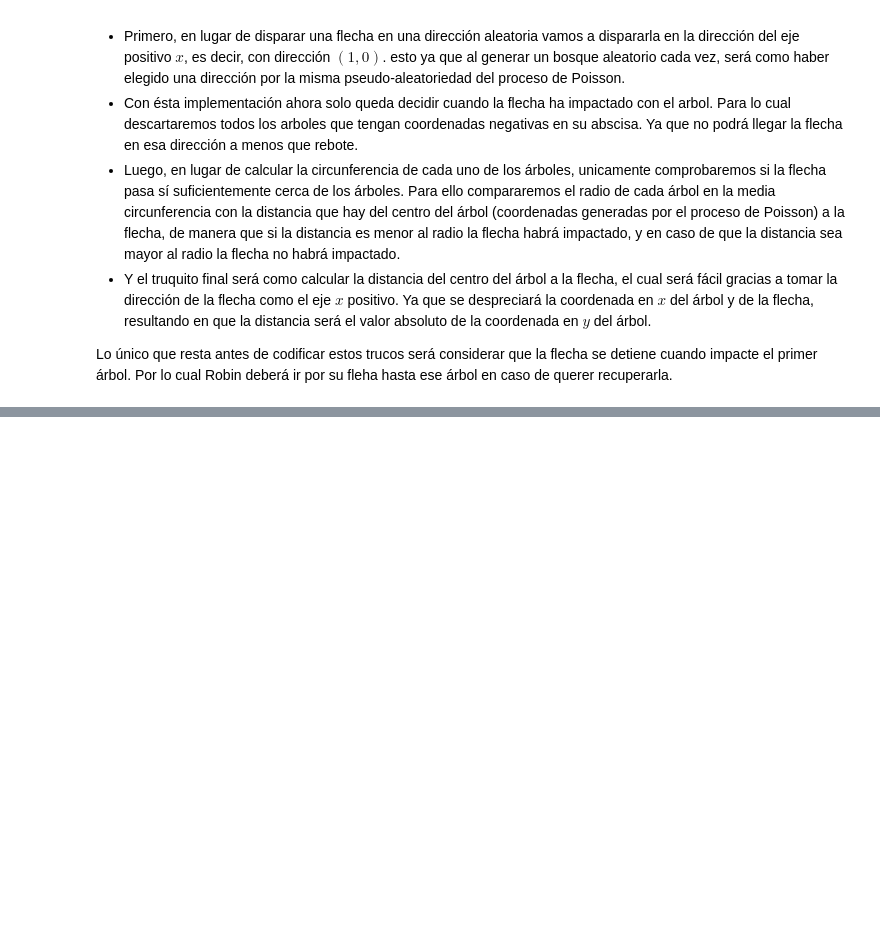
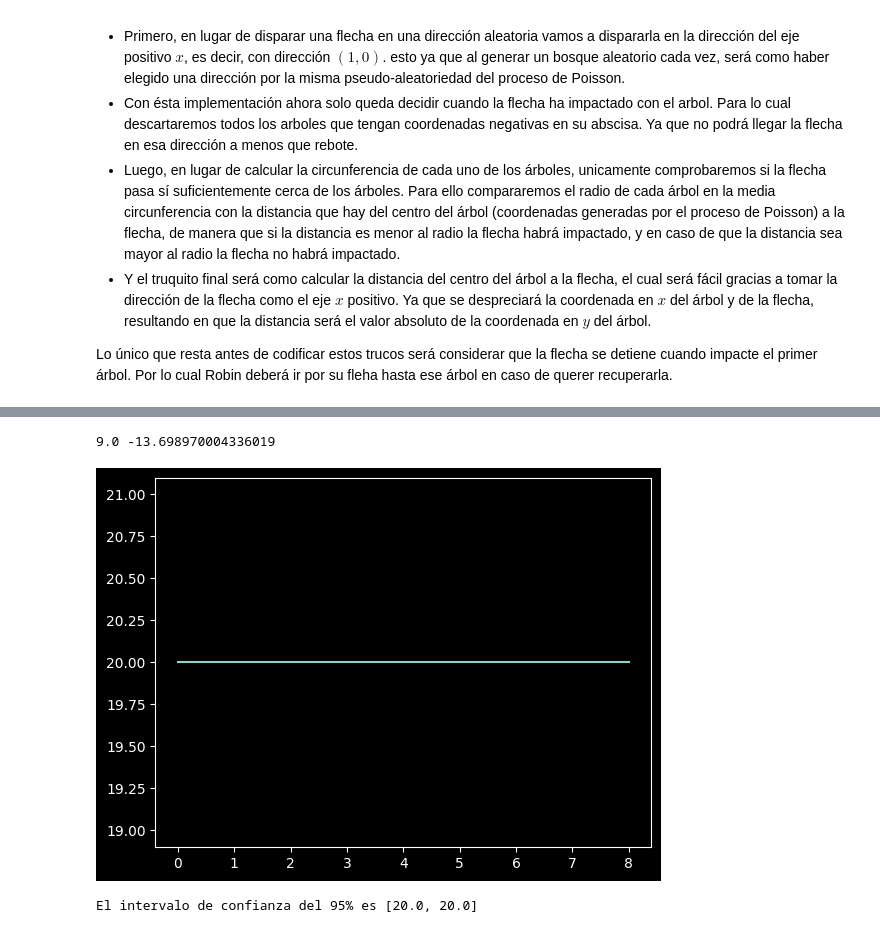
Before and after one commit to Vixuz144/Simu2, a Jupyter notebook: Robin_Hood.ipynb, the cells around one changed output, grey strips where cells are left out. Cells and saved outputs as stored; diff of their text form; code cells hidden in the pictures; blank space fills up the shorter version.

```diff
--- a/Robin_Hood.ipynb
+++ b/Robin_Hood.ipynb
@@ -130,0 +215,26 @@ La flecha impactó en el arbol con coordenadas (78.5385091158025,0.1884798574382
+# %%
+R = 20
+dens = np.log10(10**9)
+r = np.log10(2 * 10**-14)
+n = 10
+print(dens, r)
+# %% [output]
+9.0 -13.698970004336019
+# %%
+le = experimento(R, dens, r, n)
+# %%
+ll = []
+for i in range(1,n):
+  ll.append(np.mean(le[:i]))
+
+plt.plot(ll)
+plt.show()
+# %% [output]
+[figure, added]
+# %%
+m = np.mean(le)
+d = np.std(le, ddof=1)
+z = norm.ppf(0.975)
+print(f'El intervalo de confianza del 95% es [{m - z*d/np.sqrt(n)}, {m + z*d/np.sqrt(n)}]')
+# %% [output]
+El intervalo de confianza del 95% es [20.0, 20.0]
```
Also changed, not shown: parts of 25 cells of this notebook.
